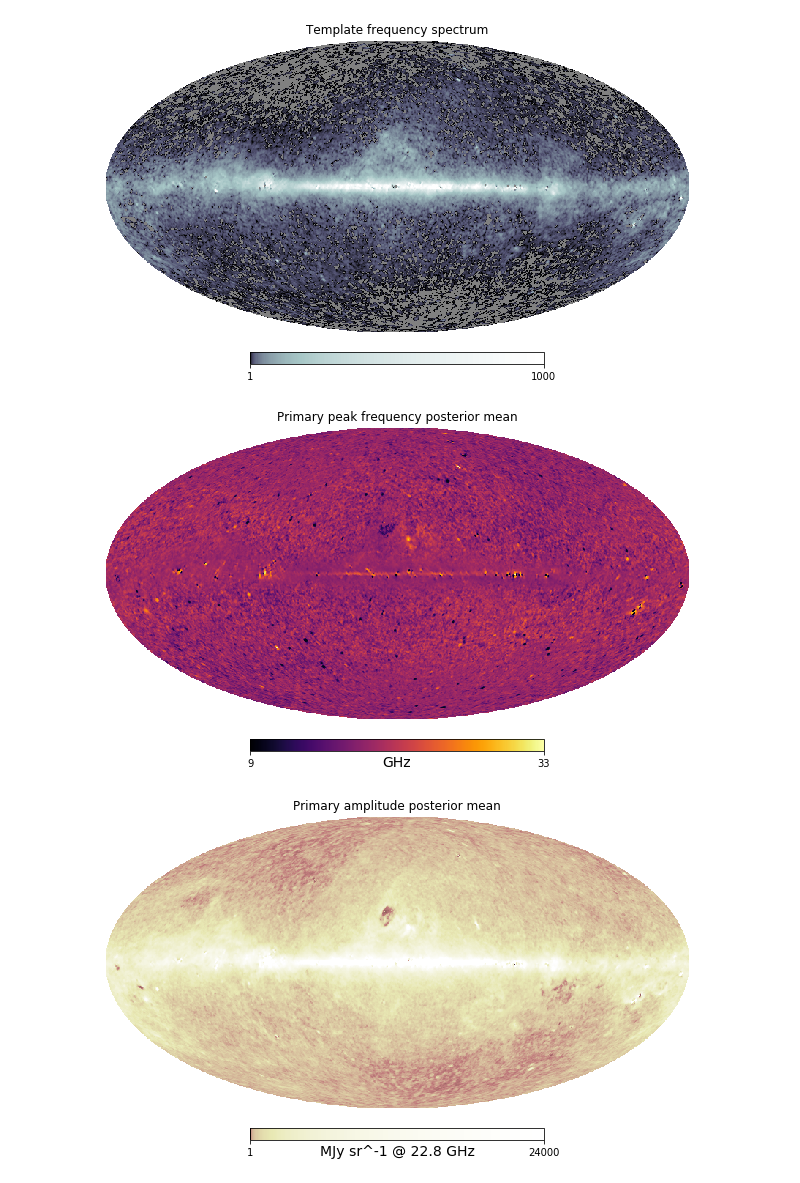
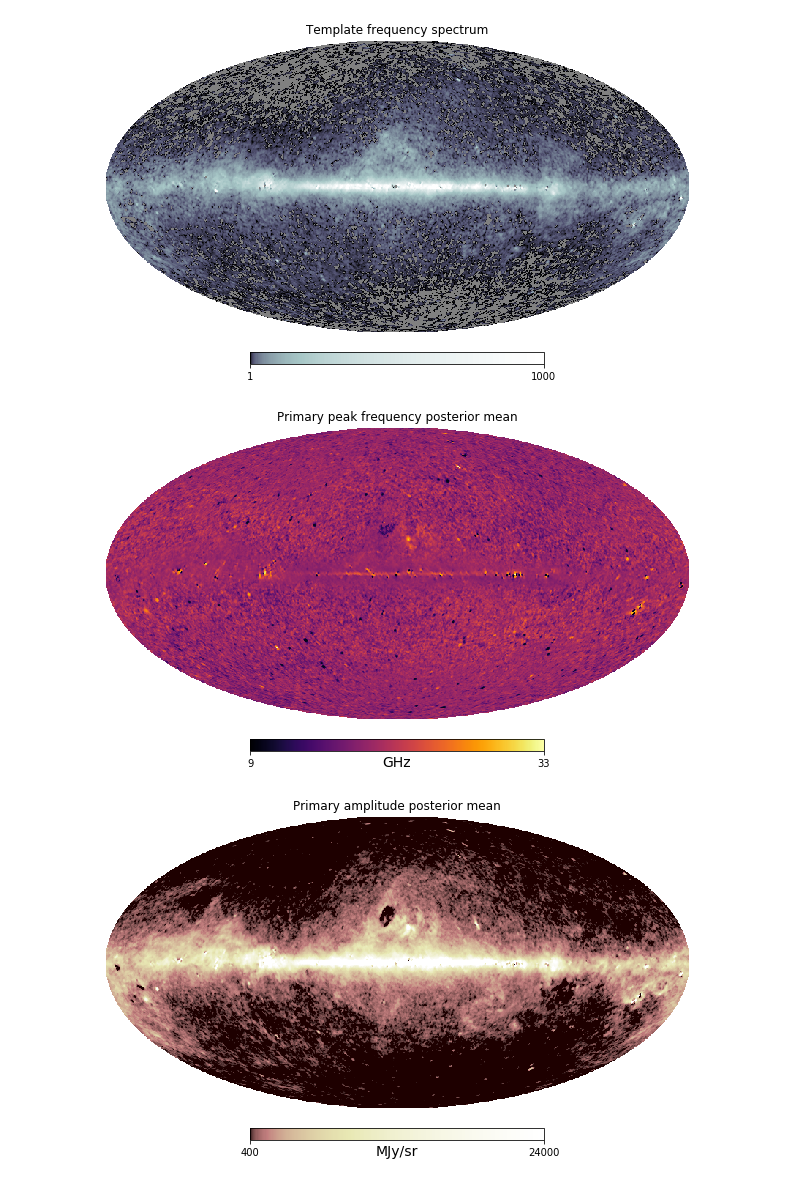
Before and after one commit to mdodici/AME-CNM, a Jupyter notebook: maps/Planck maps.ipynb, the cells around one changed output. Cells and saved outputs as stored; diff of their text form; code cells hidden in the pictures.

Commit message:
made plots more interesting and efficient

```diff
--- a/maps/Planck maps.ipynb
+++ b/maps/Planck maps.ipynb
@@ -38,7 +38,7 @@ hp.mollview(p, unit = 'GHz', title = 'Primary peak frequency posterior mean', mi
 m = hp.read_map('COM_CompMap_AME-commander_0256_R2.00.fits', field=1, hdu=1)
 m_K = m*u.K*(2*(p*u.GHz)**2*const.k_B)/(const.c**2*cds.sr)
 m_J = (m_K).to(cds.MJy/cds.sr)
-hp.mollview(m_J, unit='MJy sr^-1 @ 22.8 GHz', title = 'Primary amplitude posterior mean', min=1, max=24000, norm='log', cmap = 'pink')
+hp.mollview(m_J, unit='MJy/sr', title = 'Primary amplitude posterior mean', min=400, max=24000, norm='log', cmap = 'pink')
 
 # amplitude maximum for 33.35 GHz
 #u = hp.read_map('COM_CompMap_AME-commander_0256_R2.00.fits', field=0, hdu=2)
@@ -75,6 +75,6 @@ Ordering converted to RING
 [figure]
 [figure]
-[figure, old version]
+[figure, new version]
 # %%
 # map of CNM fraction error
 #t = hp.read_map('fcnm_err_hpx.fits')
```
Also changed, not shown: parts of 3 cells of this notebook, 1 other file.
